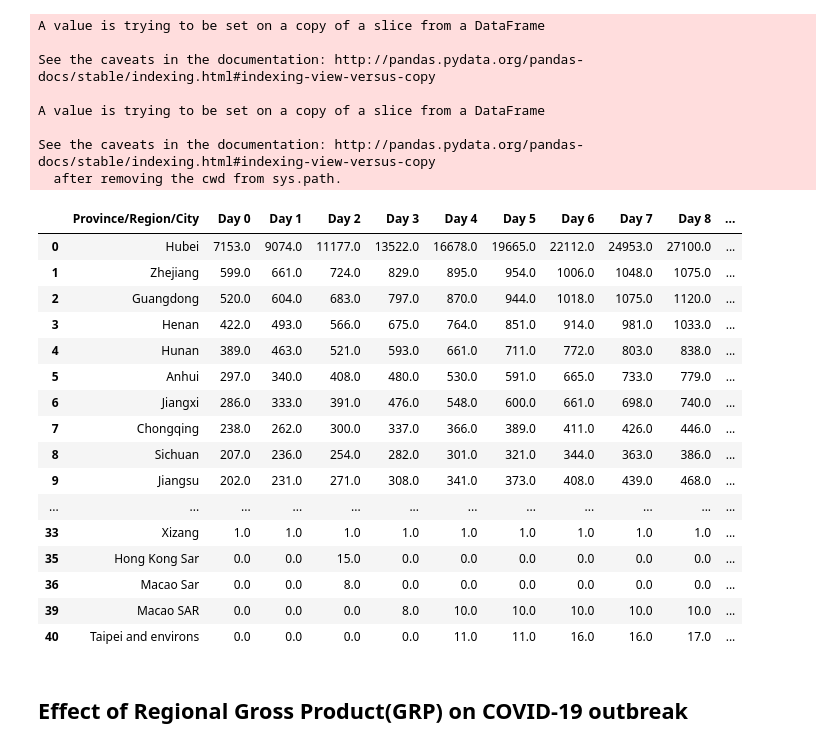
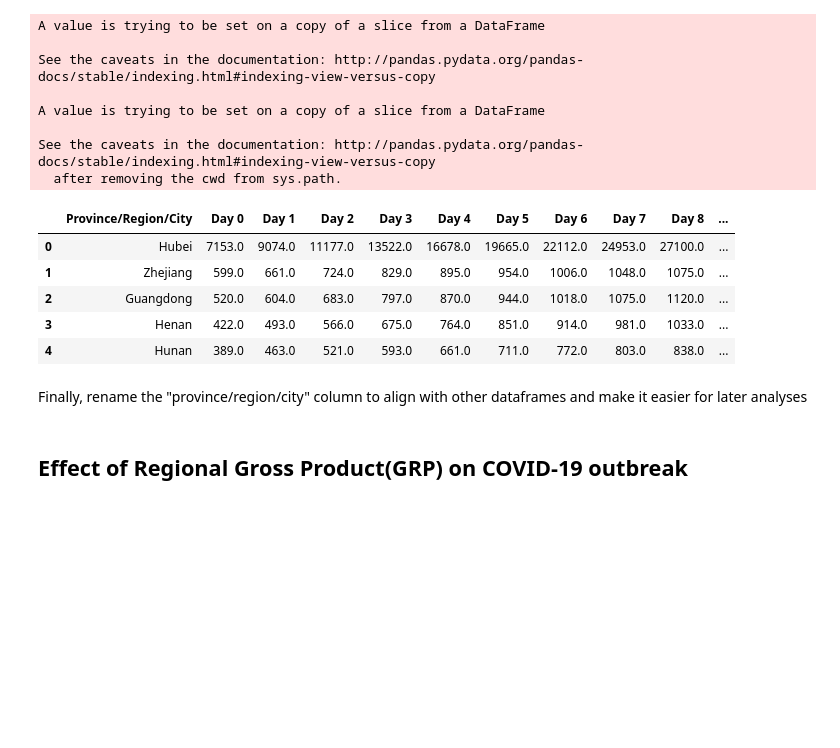
Before and after one commit to Alphaaaaabet/Regional-Economic-Status-and-COVID-19-Spread-Speed-in-China, a Jupyter notebook: FinalProject_group044.ipynb, the cells around one changed output. Saved outputs shown, nothing was run; the diff lists cells and outputs as text; code cells hidden in the pictures; blank space fills up the shorter version.

```diff
--- a/FinalProject_group044.ipynb
+++ b/FinalProject_group044.ipynb
@@ -436,22 +436,13 @@ A value is trying to be set on a copy of a slice from a DataFrame
 See the caveats in the documentation: http://pandas.pydata.org/pandas-docs/stable/indexing.html#indexing-view-versus-copy
   after removing the cwd from sys.path.
 # %%
-df
+df.head()
 # %% [output]
 |  | Province/Region/City | Day 0 | Day 1 | Day 2 | Day 3 | Day 4 | Day 5 | Day 6 | Day 7 | Day 8 | ... |
 | 0 | Hubei | 7153.0 | 9074.0 | 11177.0 | 13522.0 | 16678.0 | 19665.0 | 22112.0 | 24953.0 | 27100.0 | ... |
 | 1 | Zhejiang | 599.0 | 661.0 | 724.0 | 829.0 | 895.0 | 954.0 | 1006.0 | 1048.0 | 1075.0 | ... |
 | 2 | Guangdong | 520.0 | 604.0 | 683.0 | 797.0 | 870.0 | 944.0 | 1018.0 | 1075.0 | 1120.0 | ... |
 | 3 | Henan | 422.0 | 493.0 | 566.0 | 675.0 | 764.0 | 851.0 | 914.0 | 981.0 | 1033.0 | ... |
 | 4 | Hunan | 389.0 | 463.0 | 521.0 | 593.0 | 661.0 | 711.0 | 772.0 | 803.0 | 838.0 | ... |
-| 5 | Anhui | 297.0 | 340.0 | 408.0 | 480.0 | 530.0 | 591.0 | 665.0 | 733.0 | 779.0 | ... |
-| 6 | Jiangxi | 286.0 | 333.0 | 391.0 | 476.0 | 548.0 | 600.0 | 661.0 | 698.0 | 740.0 | ... |
-| 7 | Chongqing | 238.0 | 262.0 | 300.0 | 337.0 | 366.0 | 389.0 | 411.0 | 426.0 | 446.0 | ... |
-| 8 | Sichuan | 207.0 | 236.0 | 254.0 | 282.0 | 301.0 | 321.0 | 344.0 | 363.0 | 386.0 | ... |
-| 9 | Jiangsu | 202.0 | 231.0 | 271.0 | 308.0 | 341.0 | 373.0 | 408.0 | 439.0 | 468.0 | ... |
-| ... | ... | ... | ... | ... | ... | ... | ... | ... | ... | ... | ... |
-| 33 | Xizang | 1.0 | 1.0 | 1.0 | 1.0 | 1.0 | 1.0 | 1.0 | 1.0 | 1.0 | ... |
-| 35 | Hong Kong Sar | 0.0 | 0.0 | 15.0 | 0.0 | 0.0 | 0.0 | 0.0 | 0.0 | 0.0 | ... |
-| 36 | Macao Sar | 0.0 | 0.0 | 8.0 | 0.0 | 0.0 | 0.0 | 0.0 | 0.0 | 0.0 | ... |
-| 39 | Macao SAR | 0.0 | 0.0 | 0.0 | 8.0 | 10.0 | 10.0 | 10.0 | 10.0 | 10.0 | ... |
-| 40 | Taipei and environs | 0.0 | 0.0 | 0.0 | 0.0 | 11.0 | 11.0 | 16.0 | 16.0 | 17.0 | ... |
+# %% [markdown]
+Finally, rename the "province/region/city" column to align with other dataframes and make it easier for later analyses
```
Also changed, not shown: parts of 9 cells of this notebook.
